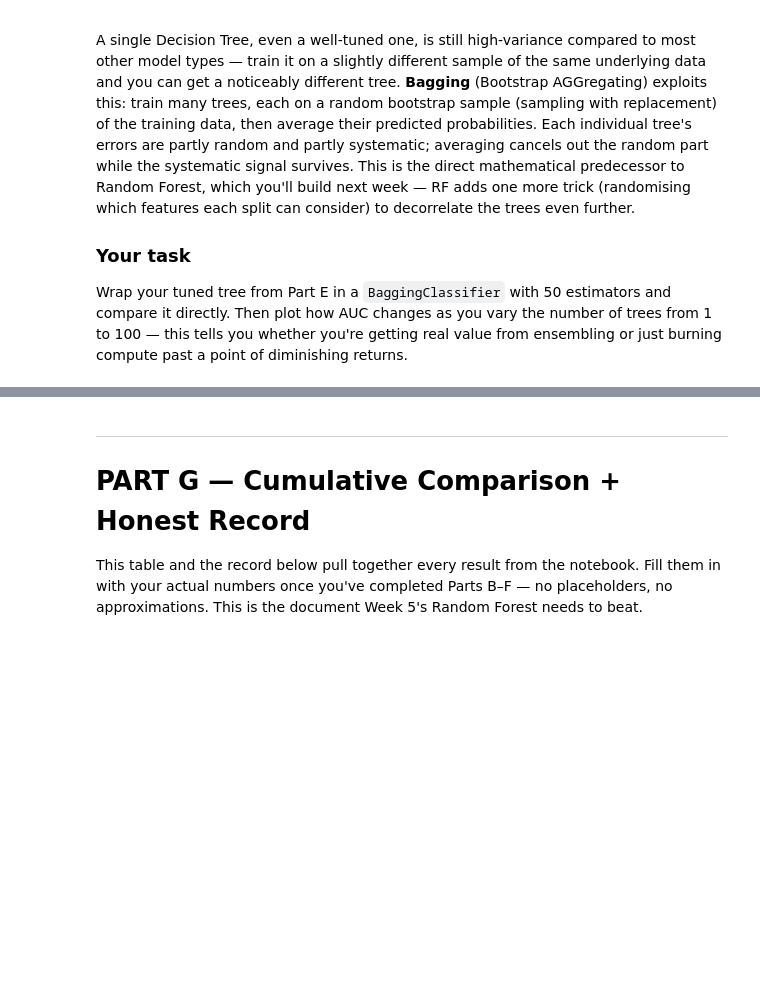
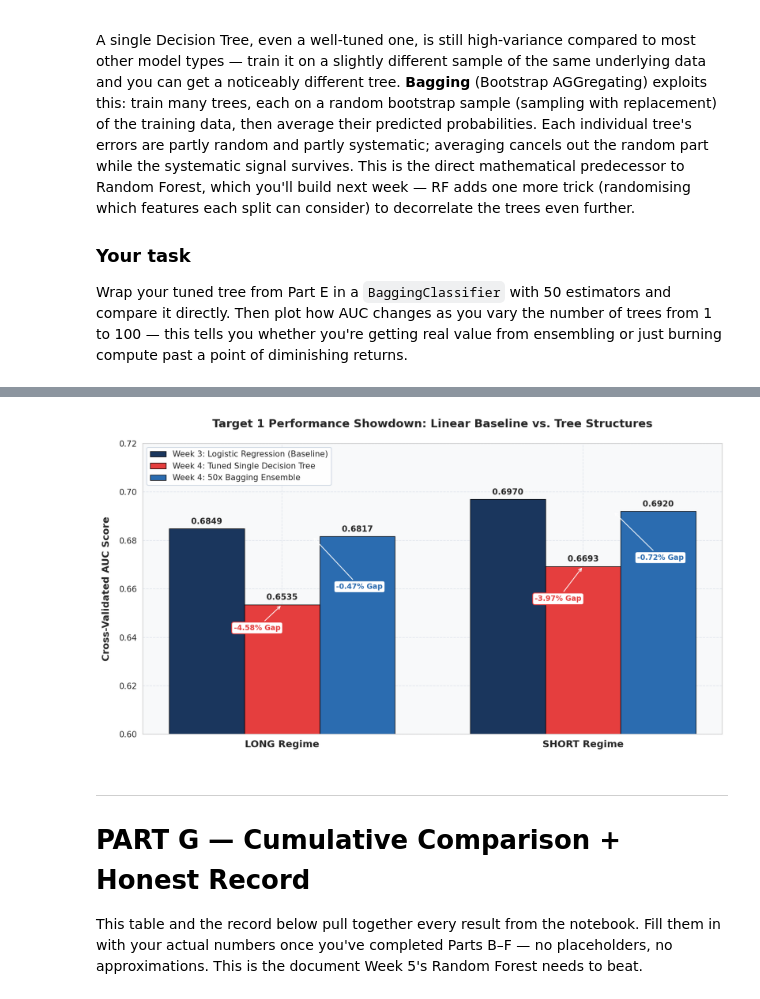
Before and after one commit to Jeshurun-B/EMA-optimizer-pipeline-v2, a Jupyter notebook: coolab_notebooks/week4_decision_trees_original.ipynb, the cells around one changed output, grey strips where cells are left out. Cells and saved outputs as stored; diff of their text form; code cells hidden in the pictures; blank space fills up the shorter version.

```diff
--- a/coolab_notebooks/week4_decision_trees_original.ipynb
+++ b/coolab_notebooks/week4_decision_trees_original.ipynb
@@ -1370,3 +1689,77 @@ feat_long = [f for f in FEATURES_COMBINED if f in df_long.columns]
+# %%
+import matplotlib.pyplot as plt
+import numpy as np
+
+# ============================================================
+# VISUAL COMPARISON: WEEK 3 LOGREG VS WEEK 4 DECISION TREES
+# ============================================================
+
+# Target 1 Data Points
+categories = ['LONG Regime', 'SHORT Regime']
+logreg_auc = [0.6849, 0.6970]
+single_tree_auc = [0.6535, 0.6693]
+bagging_auc = [0.6817, 0.6920]
+
+x = np.arange(len(categories))
+width = 0.25  # Bar width
+
+fig, ax = plt.subplots(figsize=(11, 6), dpi=150)
+fig.patch.set_facecolor('#ffffff')
+ax.set_facecolor('#f8f9fa')
+
+# Plot structural bars with an institutional palette
+rects1 = ax.bar(x - width, logreg_auc, width, label='Week 3: Logistic Regression (Baseline)', color='#1a365d', edgecolor='black', linewidth=0.7)
+rects2 = ax.bar(x, single_tree_auc, width, label='Week 4: Tuned Single Decision Tree', color='#e53e3e', edgecolor='black', linewidth=0.7)
+rects3 = ax.bar(x + width, bagging_auc, width, label='Week 4: 50x Bagging Ensemble', color='#2b6cb0', edgecolor='black', linewidth=0.7)
+
+# Title & Labeling
+ax.set_ylabel('Cross-Validated AUC Score', fontsize=12, fontweight='bold', labelpad=10)
+ax.set_title('Target 1 Performance Showdown: Linear Baseline vs. Tree Structures', fontsize=14, fontweight='bold', pad=20)
+ax.set_xticks(x)
+ax.set_xticklabels(categories, fontsize=12, fontweight='bold')
+ax.set_ylim(0.60, 0.72)  # Focus the vertical axis on the competitive performance window
+ax.grid(True, linestyle='--', alpha=0.5, color='#cbd5e1')
+
+# Add explicit text labels on top of the bars
+def autolabel(rects):
+    for rect in rects:
+        height = rect.get_height()
+        ax.annotate(f'{height:.4f}',
+                    xy=(rect.get_x() + rect.get_width() / 2, height),
+                    xytext=(0, 4),  # 4 points vertical offset
+                    textcoords="offset points",
+                    ha='center', va='bottom', fontsize=10, fontweight='bold')
+
+autolabel(rects1)
+autolabel(rects2)
+autolabel(rects3)
+
+# Add explicit on-chart structural annotations for the percentage gaps
+# LONG Annotations
+ax.annotate('-4.58% Gap', xy=(0, 0.6535), xytext=(-0.16, 0.643),
+            arrowprops=dict(facecolor='black', arrowstyle="->", lw=1),
+            fontsize=9, color='#e53e3e', fontweight='bold', bbox=dict(boxstyle="round,pad=0.3", fc="white", ec="#e53e3e", lw=1))
+
+ax.annotate('-0.47% Gap', xy=(0.1, 0.6817), xytext=(0.18, 0.660),
+            arrowprops=dict(facecolor='black', arrowstyle="->", lw=1),
+            fontsize=9, color='#2b6cb0', fontweight='bold', bbox=dict(boxstyle="round,pad=0.3", fc="white", ec="#2b6cb0", lw=1))
+
+# SHORT Annotations
+ax.annotate('-3.97% Gap', xy=(1, 0.6693), xytext=(0.84, 0.655),
+            arrowprops=dict(facecolor='black', arrowstyle="->", lw=1),
+            fontsize=9, color='#e53e3e', fontweight='bold', bbox=dict(boxstyle="round,pad=0.3", fc="white", ec="#e53e3e", lw=1))
+
+ax.annotate('-0.72% Gap', xy=(1.1, 0.6920), xytext=(1.18, 0.672),
+            arrowprops=dict(facecolor='black', arrowstyle="->", lw=1),
+            fontsize=9, color='#2b6cb0', fontweight='bold', bbox=dict(boxstyle="round,pad=0.3", fc="white", ec="#2b6cb0", lw=1))
+
+# Legend Placement
+ax.legend(loc='upper left', fontsize=10, framealpha=0.9, facecolor='white', edgecolor='#cbd5e1')
+
+plt.tight_layout()
+plt.show()
+# %% [output]
+[figure, added]
 # %% [markdown]
 ---
 # PART G — Cumulative Comparison + Honest Record
```
Also changed, not shown: parts of 20 cells of this notebook.
